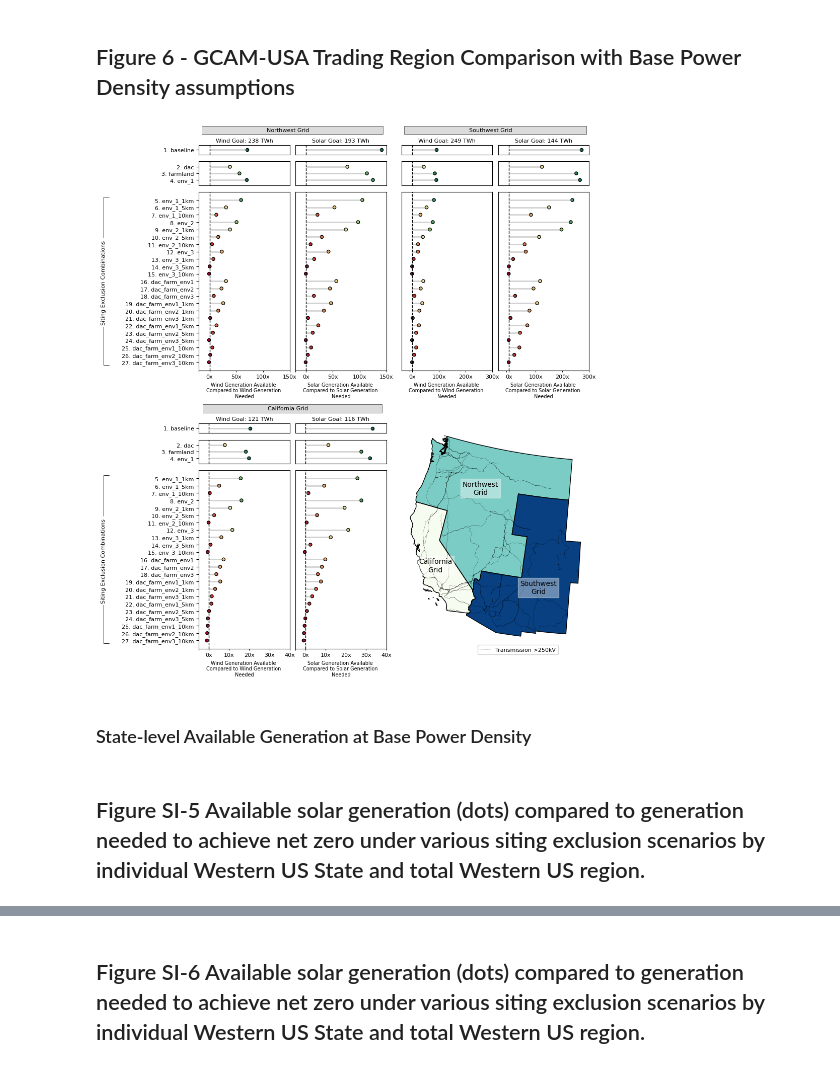
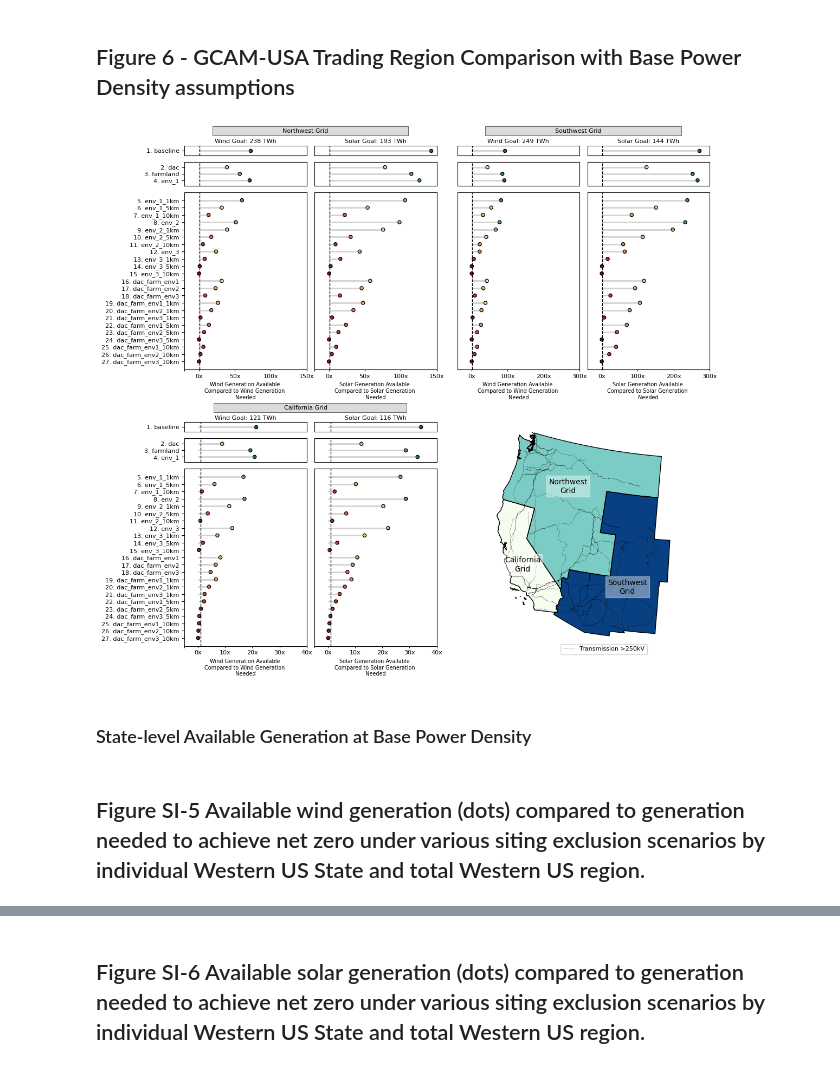
Before and after one commit to GODEEEP/mongird-etal_2024, a Jupyter notebook: notebooks/plot_generation_suitability_comparison_charts.ipynb, the cells around one changed output, grey strips where cells are left out. Saved outputs shown, nothing was run; the diff lists cells and outputs as text; code cells hidden in the pictures.

```diff
--- a/notebooks/plot_generation_suitability_comparison_charts.ipynb
+++ b/notebooks/plot_generation_suitability_comparison_charts.ipynb
@@ -146,8 +153,8 @@ solar_trading_case_list = (list(solar_trading.case.unique()))
 # %% [markdown]
 ## Figure 6 - GCAM-USA Trading Region Comparison with Base Power Density assumptions
 # %%
-height = 13
-width = 10
+height = 12
+width = 12.5
 
 fig = plt.figure()
 fig.set_figheight(height)
@@ -237,7 +244,7 @@ my_range=range(1,len(plot_df1.index)+1)
 ax=ax_1a1
 ax.hlines(y=my_range, xmin=0, xmax=plot_df1['diff'], color=hlinecolor, alpha=hline_alpha, lw=hlinew)
 ax.scatter(plot_df1['diff'], my_range, c=plot_df1['total_generation_twh'], s = dot_size, edgecolor=dot_edgecolor, cmap=dot_cmap, vmin=0, vmax=vmax)
-ax.axvline(x = 0, linestyle='dashed', color = 'black', lw=1)
+ax.axvline(x = 1, linestyle='dashed', color = 'black', lw=1)
 ax.set_yticks(my_range)
 ax.set_yticklabels(list(plot_df1.label.unique()))
 plt.setp(ax.get_yticklabels(), size=8)
@@ -253,7 +260,7 @@ my_range=range(1,len(plot_df2.index)+1)
 ax=ax_1a2
 ax.hlines(y=my_range, xmin=0, xmax=plot_df2['diff'], color=hlinecolor, alpha=hline_alpha, lw=hlinew)
 ax.scatter(plot_df2['diff'], my_range, c=plot_df2['total_generation_twh'], s = dot_size, edgecolor=dot_edgecolor, cmap=dot_cmap, vmin=0, vmax=vmax)
-ax.axvline(x = 0, linestyle='dashed', color = 'black', lw=1)
+ax.axvline(x = 1, linestyle='dashed', color = 'black', lw=1)
 ax.set_yticks(my_range)
 ax.set_yticklabels(list(plot_df2.label.unique()))
 plt.setp(ax.get_yticklabels(), size=8)
@@ -267,7 +274,7 @@ my_range=range(1,len(plot_df3.index)+1)
 ax=ax_1a3
 ax.hlines(y=my_range, xmin=0, xmax=plot_df3['diff'], color=hlinecolor, alpha=hline_alpha, lw=hlinew)
 ax.scatter(plot_df3['diff'], my_range, c=plot_df3['total_generation_twh'], s = dot_size, edgecolor=dot_edgecolor, alpha=1 , cmap=dot_cmap, vmin=0, vmax=vmax)
-ax.axvline(x = 0, linestyle='dashed', color = 'black', lw=1)
+ax.axvline(x = 1, linestyle='dashed', color = 'black', lw=1)
 ax.set_yticks(my_range)
 ax.set_yticklabels(list(plot_df3.label.unique()))
 plt.setp(ax.get_yticklabels(), size=8)
@@ -297,7 +304,7 @@ my_range=range(1,len(plot_df1.index)+1)
 ax=ax_1b1
 ax.hlines(y=my_range, xmin=0, xmax=plot_df1['diff'], color=hlinecolor, alpha=hline_alpha, lw=hlinew)
 ax.scatter(plot_df1['diff'], my_range, c=plot_df1['total_generation_twh'], s = dot_size, edgecolor=dot_edgecolor, cmap=dot_cmap, vmin=0, vmax=vmax)
-ax.axvline(x = 0, linestyle='dashed', color = 'black', lw=1)
+ax.axvline(x = 1, linestyle='dashed', color = 'black', lw=1)
 ax.set_yticks(my_range)
 plt.setp(ax.get_yticklabels(), size=8)
 ax.tick_params(axis='x',which='both', bottom=True, top=False, labelbottom=True, size=2, labelsize=8)
@@ -313,7 +320,7 @@ my_range=range(1,len(plot_df2.index)+1)
 ax=ax_1b2
 ax.hlines(y=my_range, xmin=0, xmax=plot_df2['diff'], color=hlinecolor, alpha=hline_alpha, lw=hlinew)
 ax.scatter(plot_df2['diff'], my_range, c=plot_df2['total_generation_twh'], s = dot_size, edgecolor=dot_edgecolor, cmap=dot_cmap, vmin=0, vmax=vmax)
-ax.axvline(x = 0, linestyle='dashed', color = 'black', lw=1)
+ax.axvline(x = 1, linestyle='dashed', color = 'black', lw=1)
 ax.set_yticks(my_range)
 ax.tick_params(axis='y',which='both', bottom=False, top=False, left=False, labelleft=False, labelbottom=False)
 plt.setp(ax.get_yticklabels(), size=8)
@@ -327,7 +334,7 @@ my_range=range(1,len(plot_df3.index)+1)
 ax=ax_1b3
 ax.hlines(y=my_range, xmin=0, xmax=plot_df3['diff'], color=hlinecolor, alpha=hline_alpha, lw=hlinew)
 ax.scatter(plot_df3['diff'], my_range, c=plot_df3['total_generation_twh'], s = dot_size, edgecolor=dot_edgecolor, alpha=1 , cmap=dot_cmap, vmin=0, vmax=vmax)
-ax.axvline(x = 0, linestyle='dashed', color = 'black', lw=1)
+ax.axvline(x = 1, linestyle='dashed', color = 'black', lw=1)
 ax.set_yticks(my_range)
 ax.tick_params(axis='y',which='both', bottom=False, top=False, left=False, labelleft=False, labelbottom=False)
 plt.setp(ax.get_yticklabels(), size=8)
@@ -367,7 +374,7 @@ my_range=range(1,len(plot_df1.index)+1)
 ax=ax_2a1
 ax.hlines(y=my_range, xmin=0, xmax=plot_df1['diff'], color=hlinecolor, alpha=hline_alpha, lw=hlinew)
 ax.scatter(plot_df1['diff'], my_range, c=plot_df1['total_generation_twh'], s = dot_size, edgecolor=dot_edgecolor, cmap=dot_cmap, vmin=0, vmax=vmax)
-ax.axvline(x = 0, linestyle='dashed', color = 'black', lw=1)
+ax.axvline(x = 1, linestyle='dashed', color = 'black', lw=1)
 ax.set_yticks(my_range)
 ax.tick_params(axis='x',which='both', bottom=True, top=False, labelbottom=True, size=2, labelsize=8)
 ax.tick_params(axis='y',which='both', bottom=False, top=False, left=False, labelleft=False, labelbottom=False)
@@ -382,7 +389,7 @@ my_range=range(1,len(plot_df2.index)+1)
 ax=ax_2a2
 ax.hlines(y=my_range, xmin=0, xmax=plot_df2['diff'], color=hlinecolor, alpha=hline_alpha, lw=hlinew)
 ax.scatter(plot_df2['diff'], my_range, c=plot_df2['total_generation_twh'], s = dot_size, edgecolor=dot_edgecolor, cmap=dot_cmap, vmin=0, vmax=vmax)
-ax.axvline(x = 0, linestyle='dashed', color = 'black', lw=1)
+ax.axvline(x = 1, linestyle='dashed', color = 'black', lw=1)
 ax.set_yticks(my_range)
 ax.set_xlim(left=-40, right=300)
 ax.tick_params(axis='x', which='both', bottom=False, top=False, labelbottom=False, size=2, labelsize=8)
@@ -395,12 +402,12 @@ my_range=range(1,len(plot_df3.index)+1)
 ax=ax_2a3
 ax.hlines(y=my_range, xmin=0, xmax=plot_df3['diff'], color=hlinecolor, alpha=hline_alpha, lw=hlinew)
 ax.scatter(plot_df3['diff'], my_range, c=plot_df3['total_generation_twh'], s = dot_size, edgecolor=dot_edgecolor, alpha=1 , cmap=dot_cmap, vmin=0, vmax=vmax)
-ax.axvline(x = 0, linestyle='dashed', color = 'black', lw=1)
+ax.axvline(x = 1, linestyle='dashed', color = 'black', lw=1)
 ax.set_yticks(my_range)
 ax.tick_params(axis='x',which='both', bottom=True, top=False, labelbottom=True, size=2, labelsize=8)
 ax.tick_params(axis='y',which='both', bottom=False, top=False, left=False, labelleft=False, labelbottom=False)
 ax.set_xlim(left=-40, right=300)
-ax.set_xticks(ticks=[-10, 0, 100, 200, 300], labels=['','0x', '100x', '200x', '300x'])
+ax.set_xticks(ticks=[ 0, 100, 200, 300], labels=['0x', '100x', '200x', '300x'])
 
 #######
 
@@ -423,7 +430,7 @@ my_range=range(1,len(plot_df1.index)+1)
 ax=ax_2b1
 ax.hlines(y=my_range, xmin=0, xmax=plot_df1['diff'], color=hlinecolor, alpha=hline_alpha, lw=hlinew)
 ax.scatter(plot_df1['diff'], my_range, c=plot_df1['total_generation_twh'], s = dot_size, edgecolor=dot_edgecolor, cmap=dot_cmap, vmin=0, vmax=vmax)
-ax.axvline(x = 0, linestyle='dashed', color = 'black', lw=1)
+ax.axvline(x = 1, linestyle='dashed', color = 'black', lw=1)
 ax.set_yticks(my_range)
 plt.setp(ax.get_yticklabels(), size=8)
 ax.tick_params(axis='x',which='both', bottom=True, top=False, labelbottom=True, size=2, labelsize=8)
@@ -439,7 +446,7 @@ my_range=range(1,len(plot_df2.index)+1)
 ax=ax_2b2
 ax.hlines(y=my_range, xmin=0, xmax=plot_df2['diff'], color=hlinecolor, alpha=hline_alpha, lw=hlinew)
 ax.scatter(plot_df2['diff'], my_range, c=plot_df2['total_generation_twh'], s = dot_size, edgecolor=dot_edgecolor, cmap=dot_cmap, vmin=0, vmax=vmax)
-ax.axvline(x = 0, linestyle='dashed', color = 'black', lw=1)
+ax.axvline(x = 1, linestyle='dashed', color = 'black', lw=1)
 ax.set_yticks(my_range)
 ax.tick_params(axis='y',which='both', bottom=False, top=False, left=False, labelleft=False, labelbottom=False)
 plt.setp(ax.get_yticklabels(), size=8)
@@ -453,13 +460,13 @@ my_range=range(1,len(plot_df3.index)+1)
 ax=ax_2b3
 ax.hlines(y=my_range, xmin=0, xmax=plot_df3['diff'], color=hlinecolor, alpha=hline_alpha, lw=hlinew)
 ax.scatter(plot_df3['diff'], my_range, c=plot_df3['total_generation_twh'], s = dot_size, edgecolor=dot_edgecolor, alpha=1 , cmap=dot_cmap, vmin=0, vmax=vmax)
-ax.axvline(x = 0, linestyle='dashed', color = 'black', lw=1)
+ax.axvline(x = 1, linestyle='dashed', color = 'black', lw=1)
 ax.set_yticks(my_range)
 ax.tick_params(axis='y',which='both', bottom=False, top=False, left=False, labelleft=False, labelbottom=False)
 plt.setp(ax.get_yticklabels(), size=8)
 ax.tick_params(axis='x',which='both', bottom=True, top=False, labelbottom=True, size=2, labelsize=8)
 ax.set_xlim(left=-40, right=300)
-ax.set_xticks(ticks=[-10, 0, 100, 200, 300], labels=['','0x', '100x', '200x', '300x'])
+ax.set_xticks(ticks=[0, 100, 200, 300], labels=['0x', '100x', '200x', '300x'])
 
 
 ###########################
@@ -492,7 +499,7 @@ my_range=range(1,len(plot_df1.index)+1)
 ax=ax_3a1
 ax.hlines(y=my_range, xmin=0, xmax=plot_df1['diff'], color=hlinecolor, alpha=hline_alpha, lw=hlinew)
 ax.scatter(plot_df1['diff'], my_range, c=plot_df1['total_generation_twh'], s = dot_size, edgecolor=dot_edgecolor, cmap=dot_cmap, vmin=0, vmax=vmax)
-ax.axvline(x = 0, linestyle='dashed', color = 'black', lw=1)
+ax.axvline(x = 1, linestyle='dashed', color = 'black', lw=1)
 ax.set_yticks(my_range)
 ax.set_yticklabels(list(plot_df1.label.unique()))
 plt.setp(ax.get_yticklabels(), size=8)
@@ -508,7 +515,7 @@ my_range=range(1,len(plot_df2.index)+1)
 ax=ax_3a2
 ax.hlines(y=my_range, xmin=0, xmax=plot_df2['diff'], color=hlinecolor, alpha=hline_alpha, lw=hlinew)
 ax.scatter(plot_df2['diff'], my_range, c=plot_df2['total_generation_twh'], s = dot_size, edgecolor=dot_edgecolor, cmap=dot_cmap, vmin=0, vmax=vmax)
-ax.axvline(x = 0, linestyle='dashed', color = 'black', lw=1)
+ax.axvline(x = 1, linestyle='dashed', color = 'black', lw=1)
 ax.set_yticks(my_range)
 ax.set_yticklabels(list(plot_df2.label.unique()))
 plt.setp(ax.get_yticklabels(), size=8)
@@ -522,7 +529,7 @@ my_range=range(1,len(plot_df3.index)+1)
 ax=ax_3a3
 ax.hlines(y=my_range, xmin=0, xmax=plot_df3['diff'], color=hlinecolor, alpha=hline_alpha, lw=hlinew)
 ax.scatter(plot_df3['diff'], my_range, c=plot_df3['total_generation_twh'], s = dot_size, edgecolor=dot_edgecolor, alpha=1 , cmap=dot_cmap, vmin=0, vmax=vmax)
-ax.axvline(x = 0, linestyle='dashed', color = 'black', lw=1)
+ax.axvline(x = 1, linestyle='dashed', color = 'black', lw=1)
 ax.set_yticks(my_range)
 ax.set_yticklabels(list(plot_df3.label.unique()))
 plt.setp(ax.get_yticklabels(), size=8)
@@ -551,7 +558,7 @@ my_range=range(1,len(plot_df1.index)+1)
 ax=ax_3b1
 ax.hlines(y=my_range, xmin=0, xmax=plot_df1['diff'], color=hlinecolor, alpha=hline_alpha, lw=hlinew)
 ax.scatter(plot_df1['diff'], my_range, c=plot_df1['total_generation_twh'], s = dot_size, edgecolor=dot_edgecolor, cmap=dot_cmap, vmin=0, vmax=vmax)
-ax.axvline(x = 0, linestyle='dashed', color = 'black', lw=1)
+ax.axvline(x = 1, linestyle='dashed', color = 'black', lw=1)
 ax.set_yticks(my_range)
 plt.setp(ax.get_yticklabels(), size=8)
 ax.tick_params(axis='x',which='both', bottom=True, top=False, labelbottom=True, size=2, labelsize=8)
@@ -567,7 +574,7 @@ my_range=range(1,len(plot_df2.index)+1)
 ax=ax_3b2
 ax.hlines(y=my_range, xmin=0, xmax=plot_df2['diff'], color=hlinecolor, alpha=hline_alpha, lw=hlinew)
 ax.scatter(plot_df2['diff'], my_range, c=plot_df2['total_generation_twh'], s = dot_size, edgecolor=dot_edgecolor, cmap=dot_cmap, vmin=0, vmax=vmax)
-ax.axvline(x = 0, linestyle='dashed', color = 'black', lw=1)
+ax.axvline(x = 1, linestyle='dashed', color = 'black', lw=1)
 ax.set_yticks(my_range)
 ax.tick_params(axis='y',which='both', bottom=False, top=False, left=False, labelleft=False, labelbottom=False)
 plt.setp(ax.get_yticklabels(), size=8)
@@ -581,7 +588,7 @@ my_range=range(1,len(plot_df3.index)+1)
 ax=ax_3b3
 ax.hlines(y=my_range, xmin=0, xmax=plot_df3['diff'], color=hlinecolor, alpha=hline_alpha, lw=hlinew)
 ax.scatter(plot_df3['diff'], my_range, c=plot_df3['total_generation_twh'], s = dot_size, edgecolor=dot_edgecolor, alpha=1 , cmap=dot_cmap, vmin=0, vmax=vmax)
-ax.axvline(x = 0, linestyle='dashed', color = 'black', lw=1)
+ax.axvline(x = 1, linestyle='dashed', color = 'black', lw=1)
 ax.set_yticks(my_range)
 ax.tick_params(axis='y',which='both', bottom=False, top=False, left=False, labelleft=False, labelbottom=False)
 plt.setp(ax.get_yticklabels(), size=8)
@@ -605,45 +612,34 @@ ax_map.legend(handles=[volt], fontsize=8, title_fontsize = 8, loc='lower right',
 ax_map.set_axis_off()
 x=.42
 y=.75
 ax_map.annotate(f"Northwest\nGrid", xy=(x, y), xytext=(x, y), xycoords='axes fraction',
                     fontsize=10, ha='center', va='top', bbox=dict(boxstyle='square', fc='white', alpha=.4, color='white'))
 x=.73
 y=.3
 ax_map.annotate(f"Southwest\nGrid", xy=(x, y), xytext=(x, y), xycoords='axes fraction',
                     fontsize=10, ha='center', va='top', bbox=dict(boxstyle='square', fc='white', alpha=.4, color='white'))
 x=.18
 y=.4
 ax_map.annotate(f"California\nGrid", xy=(x, y), xytext=(x, y), xycoords='axes fraction',
                     fontsize=10, ha='center', va='top', bbox=dict(boxstyle='square', fc='white', alpha=.4, color='white'))
 
 
 # X-axis Unit Labels
 for ax in [ax_1a3,  ax_2a3, ax_3a3]:
     ax.set_xlabel('Wind Generation Available \nCompared to Wind Generation \nNeeded', size=7)
 for ax in [ax_1b3,  ax_2b3, ax_3b3]:
     ax.set_xlabel('Solar Generation Available \nCompared to Solar Generation \nNeeded', size=7)
 
 ax_map.set_axis_off()
 ax_filler.set_axis_off()
 
-#### Side labels
-
-ax_1a3.annotate('Siting Exclusion Combinations', xy=(-1.05, .70), xytext=(-1.05, .73), xycoords='axes fraction',
-            fontsize=8, ha='center', va='top', rotation = 90,
-            bbox=dict(boxstyle='square', fc='white', color='white'),
-            arrowprops=dict(arrowstyle=']-, widthA=15, lengthA=1, angleA=90',lw=.6, color='k'))
-
-ax_3a3.annotate('Siting Exclusion Combinations', xy=(-1.05, .70), xytext=(-1.05, .73), xycoords='axes fraction',
-            fontsize=8, ha='center', va='top', rotation = 90,
-            bbox=dict(boxstyle='square', fc='white', color='white'),
-            arrowprops=dict(arrowstyle=']-, widthA=15, lengthA=1, angleA=90',lw=.6, color='k'))
 
 plt.savefig(os.path.join(fig_dir, 'fig_5_generation_suitability_sensitivity_analysis.png'), dpi=300)
 
 
 plt.show()
 # %% [output]
-[figure, old version]
+[figure, new version]
 # %% [markdown]
 ### State-level Available Generation at Base Power Density
 # %%
@@ -668,7 +664,7 @@ solar['diff'] =  (solar['total_generation_twh'] - solar['target_generation_twh']
 region_list = sorted(list(solar.region_name.unique()))
 case_list = (list(solar.case.unique()))
 # %% [markdown]
-## Figure SI-5 Available solar generation (dots) compared to generation needed to achieve net zero under various siting exclusion scenarios by individual Western US State and total Western US region.
+## Figure SI-5 Available wind generation (dots) compared to generation needed to achieve net zero under various siting exclusion scenarios by individual Western US State and total Western US region.
 # %%
 height = 18
 width = 10.5
```
Also changed, not shown: parts of 20 cells of this notebook.
